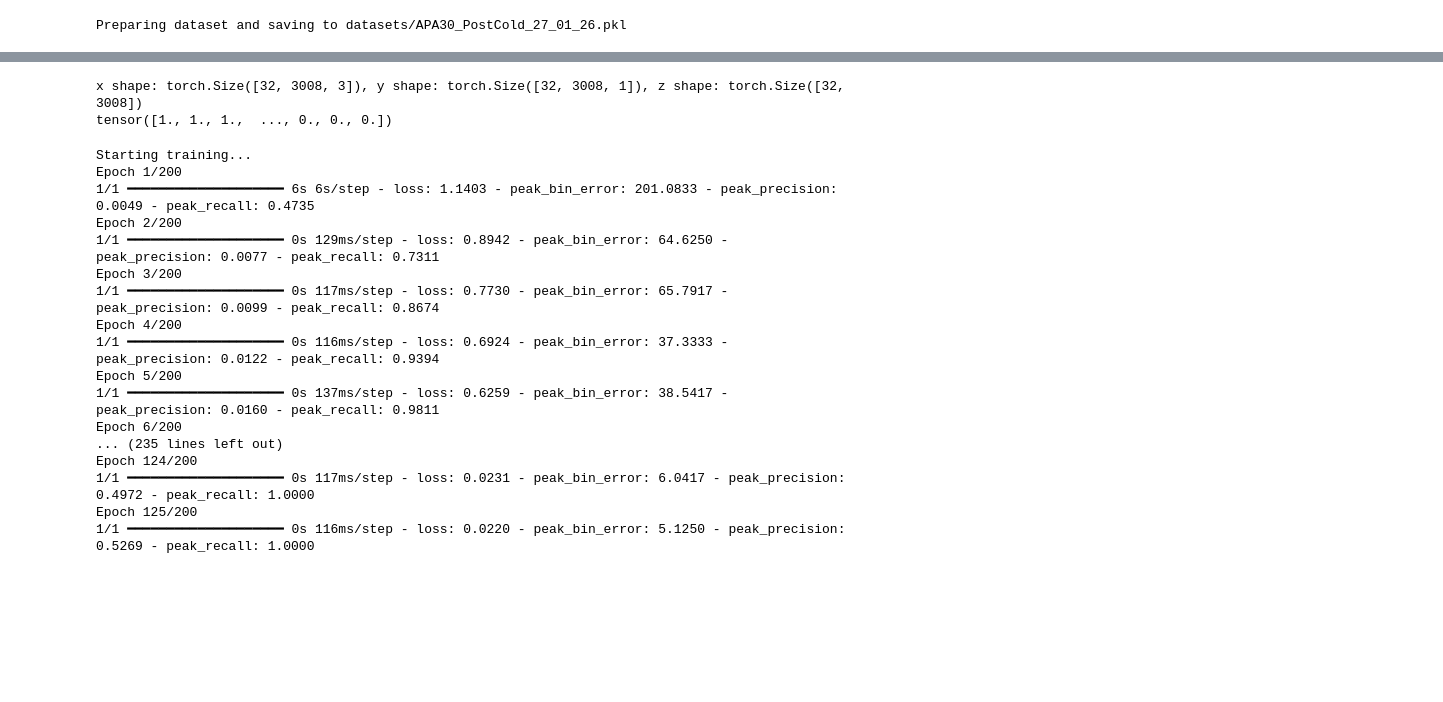
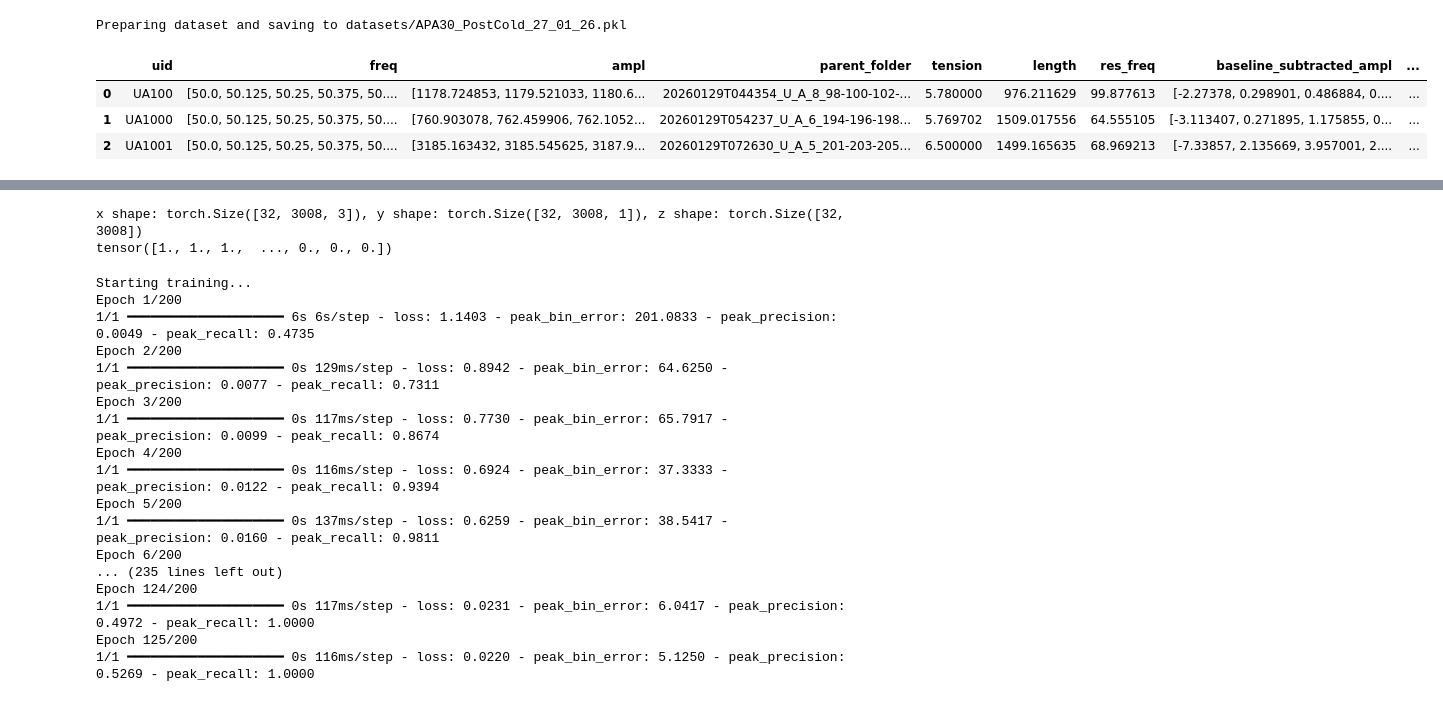
Before and after one commit to SiemBerhane/preliminary-dwa-ml, a Jupyter notebook: initial-data-cleaning/testing.ipynb, the cells around one changed output, grey strips where cells are left out. Cells and saved outputs as stored; diff of their text form; code cells hidden in the pictures; blank space fills up the shorter version.

```diff
--- a/initial-data-cleaning/testing.ipynb
+++ b/initial-data-cleaning/testing.ipynb
@@ -24 +35,9 @@ Preparing dataset and saving to datasets/APA30_PostCold_27_01_26.pkl
+# %%
+df.head(3)
+df.to_pic
+# %% [output]
+|  | uid | freq | ampl | parent_folder | tension | length | res_freq | baseline_subtracted_ampl | ... |
+| 0 | UA100 | [50.0, 50.125, 50.25, 50.375, 50.... | [1178.724853, 1179.521033, 1180.6... | 20260129T044354_U_A_8_98-100-102-... | 5.780000 | 976.211629 | 99.877613 | [-2.27378, 0.298901, 0.486884, 0.... | ... |
+| 1 | UA1000 | [50.0, 50.125, 50.25, 50.375, 50.... | [760.903078, 762.459906, 762.1052... | 20260129T054237_U_A_6_194-196-198... | 5.769702 | 1509.017556 | 64.555105 | [-3.113407, 0.271895, 1.175855, 0... | ... |
+| 2 | UA1001 | [50.0, 50.125, 50.25, 50.375, 50.... | [3185.163432, 3185.545625, 3187.9... | 20260129T072630_U_A_5_201-203-205... | 6.500000 | 1499.165635 | 68.969213 | [-7.33857, 2.135669, 3.957001, 2.... | ... |
 # %%
```
Also changed, not shown: parts of 3 cells of this notebook, 1 other file.
